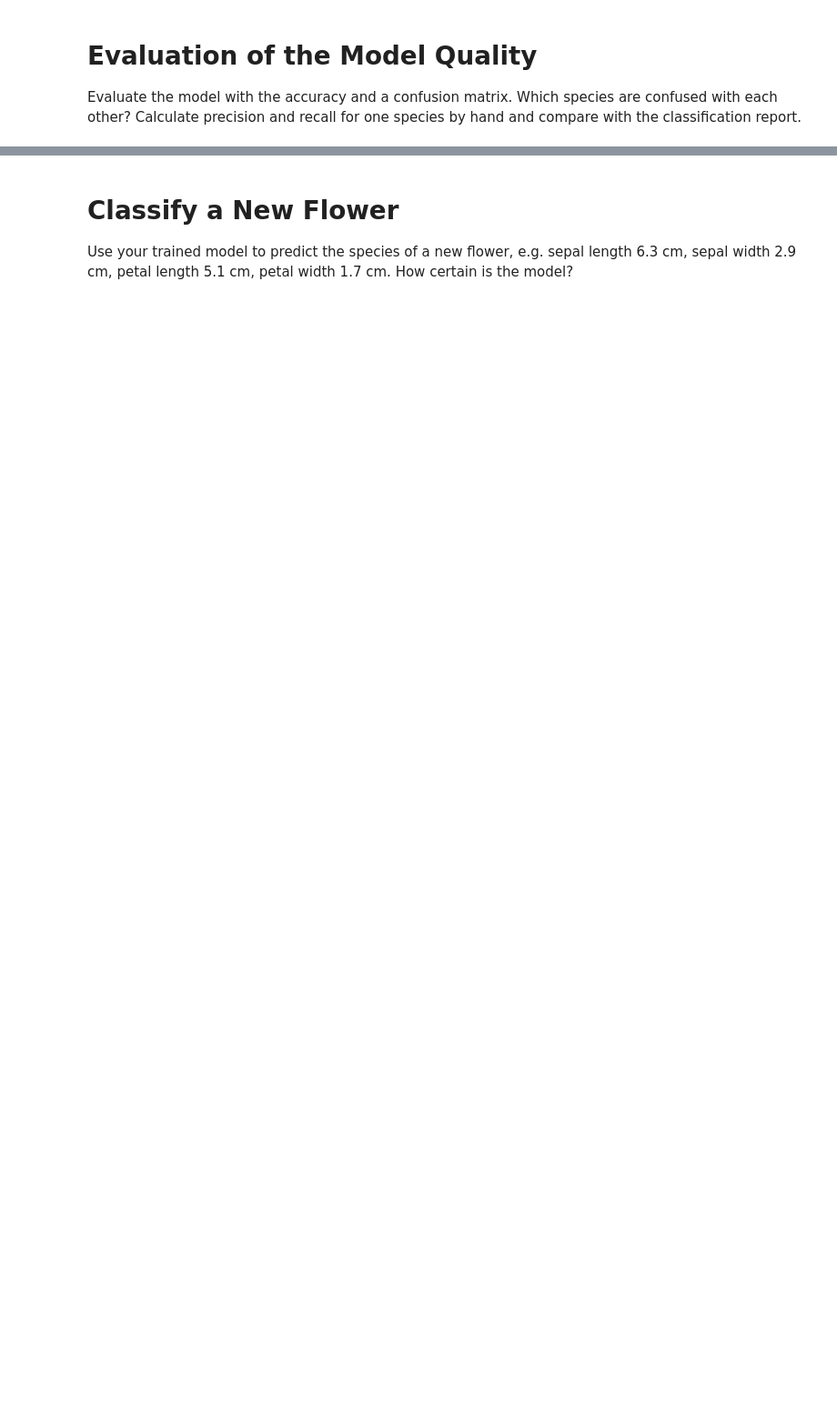
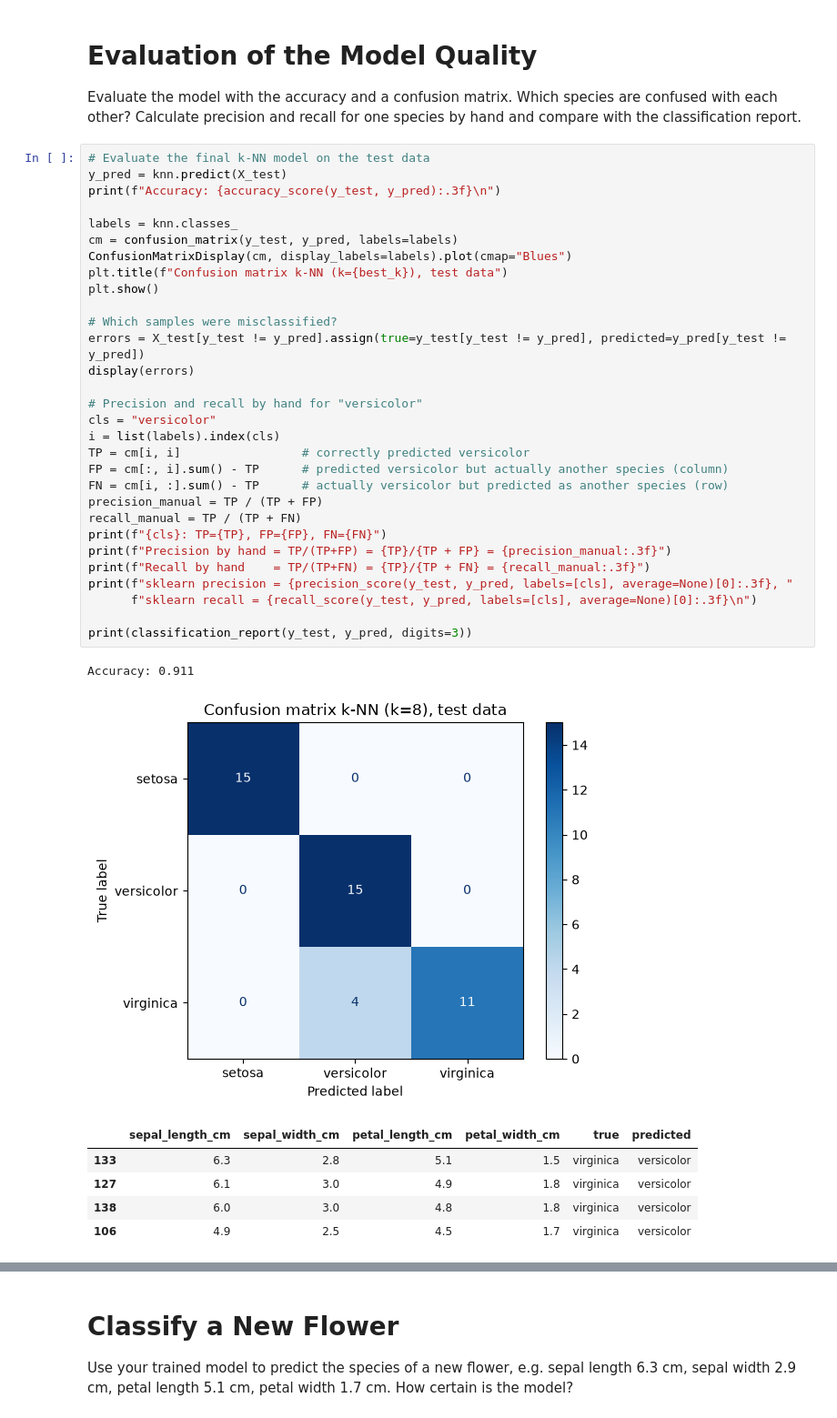
Before and after one commit to maaaax1611/machine-learning-for-engineers, a Jupyter notebook: 2_classification/Exercise_II_Classification_IrisData_Task.ipynb, the cells around one changed output, grey strips where cells are left out. Shown at 91% size. Saved outputs shown, nothing was run; the diff lists cells and outputs as text; blank space fills up the shorter version.

Commit message:
Finish classification exercise

```diff
--- a/2_classification/Exercise_II_Classification_IrisData_Task.ipynb
+++ b/2_classification/Exercise_II_Classification_IrisData_Task.ipynb
@@ -37,3 +328,41 @@ Compare your k-NN model with the other classifiers from the lecture: logistic re
 # Evaluation of the Model Quality
 Evaluate the model with the accuracy and a confusion matrix.
 Which species are confused with each other? Calculate precision and recall for one species by hand and compare with the classification report.
+# %%
+# Evaluate the final k-NN model on the test data
+y_pred = knn.predict(X_test)
+print(f"Accuracy: {accuracy_score(y_test, y_pred):.3f}\n")
+
+labels = knn.classes_
+cm = confusion_matrix(y_test, y_pred, labels=labels)
+ConfusionMatrixDisplay(cm, display_labels=labels).plot(cmap="Blues")
+plt.title(f"Confusion matrix k-NN (k={best_k}), test data")
+plt.show()
+
+# Which samples were misclassified?
+errors = X_test[y_test != y_pred].assign(true=y_test[y_test != y_pred], predicted=y_pred[y_test != y_pred])
+display(errors)
+
+# Precision and recall by hand for "versicolor"
+cls = "versicolor"
+i = list(labels).index(cls)
+TP = cm[i, i]                 # correctly predicted versicolor
+FP = cm[:, i].sum() - TP      # predicted versicolor but actually another species (column)
+FN = cm[i, :].sum() - TP      # actually versicolor but predicted as another species (row)
+precision_manual = TP / (TP + FP)
+recall_manual = TP / (TP + FN)
+print(f"{cls}: TP={TP}, FP={FP}, FN={FN}")
+print(f"Precision by hand = TP/(TP+FP) = {TP}/{TP + FP} = {precision_manual:.3f}")
+print(f"Recall by hand    = TP/(TP+FN) = {TP}/{TP + FN} = {recall_manual:.3f}")
+print(f"sklearn precision = {precision_score(y_test, y_pred, labels=[cls], average=None)[0]:.3f}, "
+      f"sklearn recall = {recall_score(y_test, y_pred, labels=[cls], average=None)[0]:.3f}\n")
+
+print(classification_report(y_test, y_pred, digits=3))
+# %% [output]
+Accuracy: 0.911
+[figure, added]
+|  | sepal_length_cm | sepal_width_cm | petal_length_cm | petal_width_cm | true | predicted |
+| 133 | 6.3 | 2.8 | 5.1 | 1.5 | virginica | versicolor |
+| 127 | 6.1 | 3.0 | 4.9 | 1.8 | virginica | versicolor |
+| 138 | 6.0 | 3.0 | 4.8 | 1.8 | virginica | versicolor |
+| 106 | 4.9 | 2.5 | 4.5 | 1.7 | virginica | versicolor |
```
Also changed, not shown: parts of 17 cells of this notebook.
